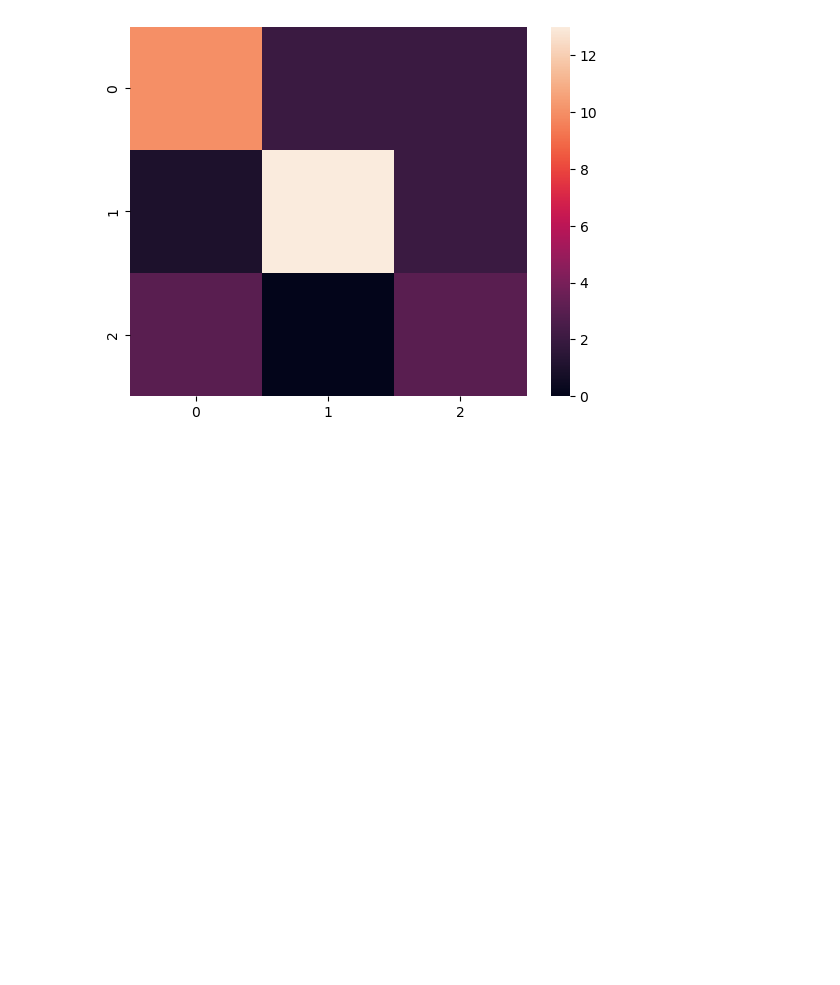
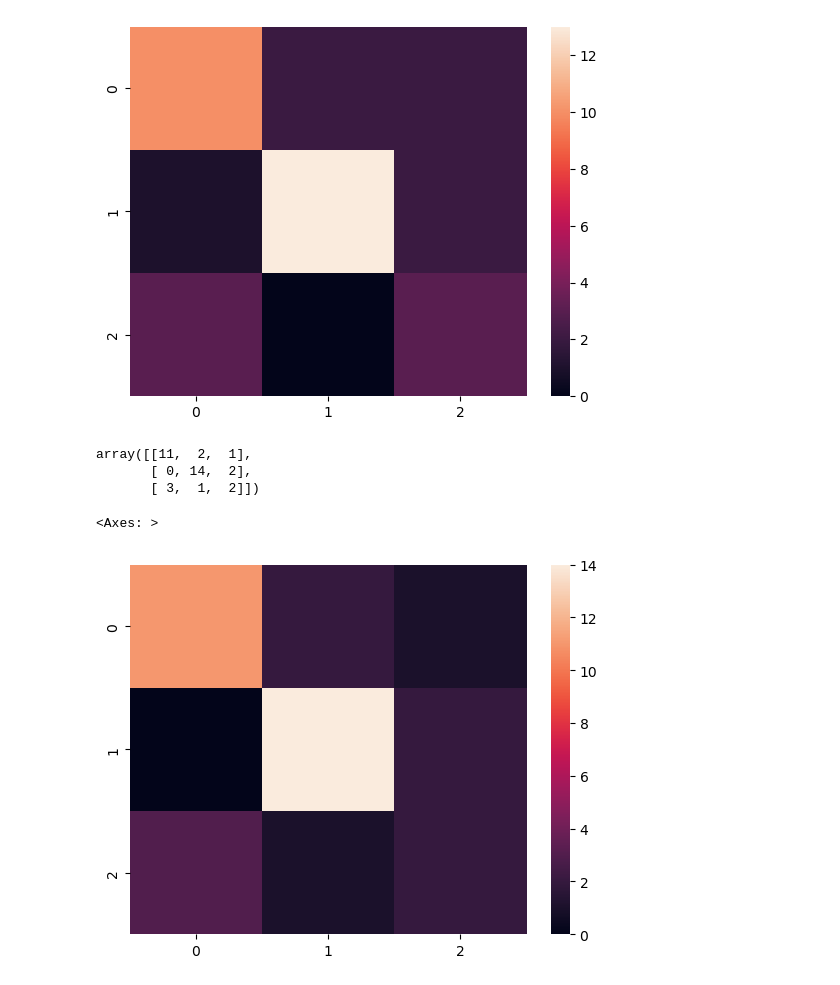
Before and after one commit to rosangithub/ML, a Jupyter notebook: feature-engineering/normalization.ipynb, the cells around one changed output. Cells and saved outputs as stored; diff of their text form; code cells hidden in the pictures; blank space fills up the shorter version.

```diff
--- a/feature-engineering/normalization.ipynb
+++ b/feature-engineering/normalization.ipynb
@@ -217,3 +217,14 @@ sns.heatmap(actual)
 [figure]
 # %%
 scaled=confusion_matrix(y_test,y_pred_scaled)
+# %%
+scaled
+# %% [output]
+array([[11,  2,  1],
+       [ 0, 14,  2],
+       [ 3,  1,  2]])
+# %%
+sns.heatmap(scaled)
+# %% [output]
+<Axes: >
+[figure, added]
```
Also changed, not shown: 2 other files.
